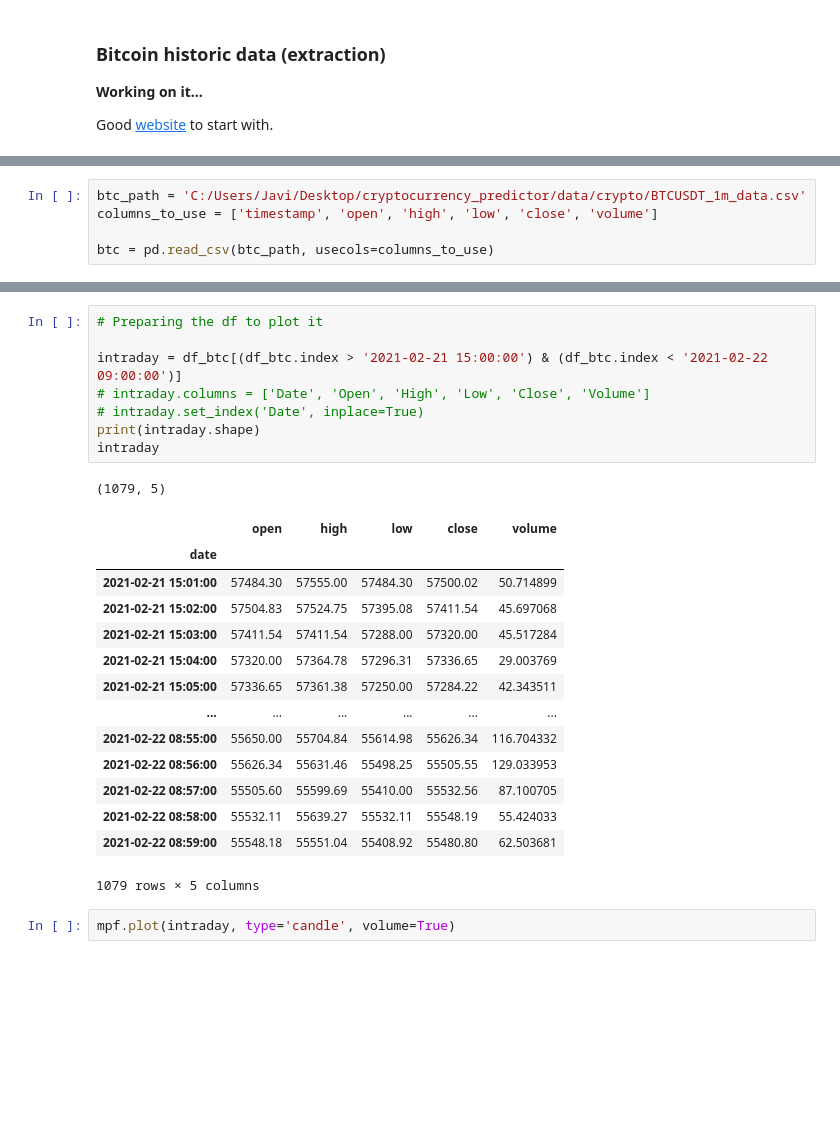
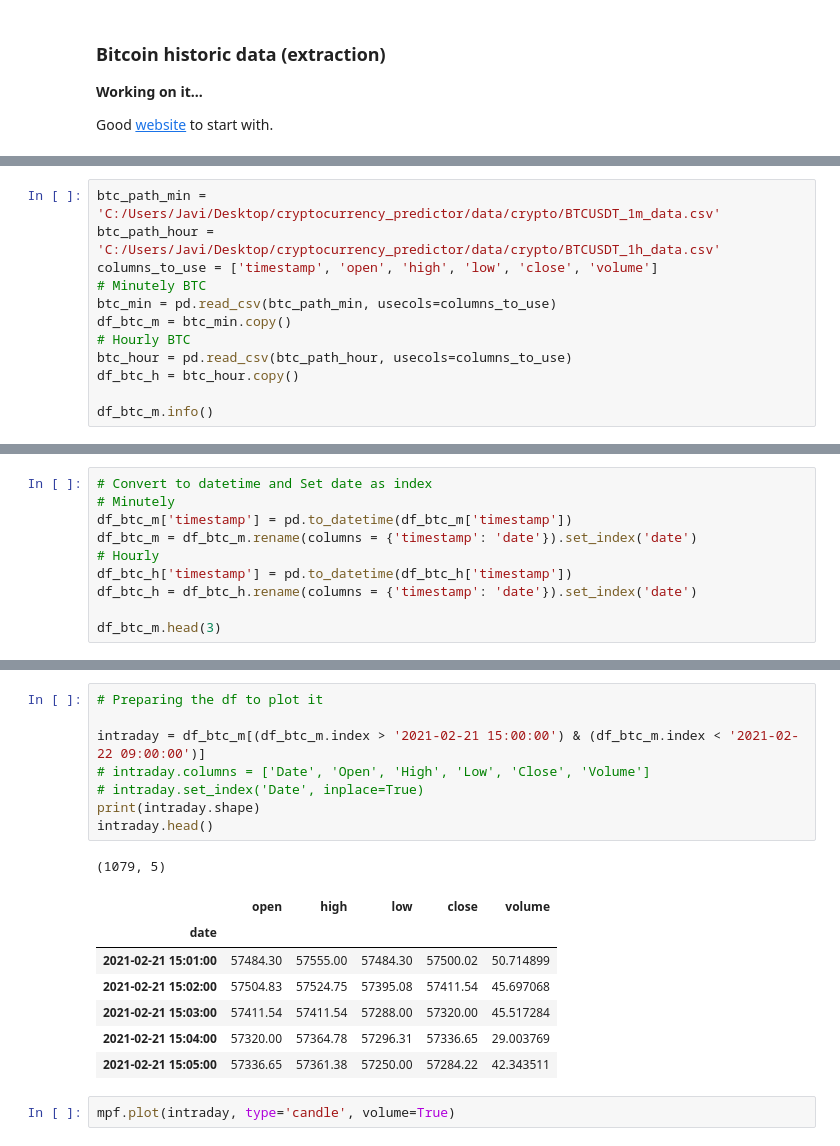
Before and after one commit to jlopezfernandez112/cryptocurrency_predictor, a Jupyter notebook: 4_crypto_analysis.ipynb, the cells around one changed output, grey strips where cells are left out. Drawn from its saved outputs; the diff is of its cells as text; blank space fills up the shorter version.

```diff
--- a/4_crypto_analysis.ipynb
+++ b/4_crypto_analysis.ipynb
@@ -19,5 +21,12 @@ Populating the interactive namespace from numpy and matplotlib
 # %%
-btc_path = 'C:/Users/Javi/Desktop/cryptocurrency_predictor/data/crypto/BTCUSDT_1m_data.csv'
+btc_path_min = 'C:/Users/Javi/Desktop/cryptocurrency_predictor/data/crypto/BTCUSDT_1m_data.csv'
+btc_path_hour = 'C:/Users/Javi/Desktop/cryptocurrency_predictor/data/crypto/BTCUSDT_1h_data.csv'
 columns_to_use = ['timestamp', 'open', 'high', 'low', 'close', 'volume']
+# Minutely BTC
+btc_min = pd.read_csv(btc_path_min, usecols=columns_to_use)
+df_btc_m = btc_min.copy()
+# Hourly BTC
+btc_hour = pd.read_csv(btc_path_hour, usecols=columns_to_use)
+df_btc_h = btc_hour.copy()
 
-btc = pd.read_csv(btc_path, usecols=columns_to_use)
+df_btc_m.info()
@@ -69,0 +47,10 @@ df_btc
+# %%
+# Convert to datetime and Set date as index
+# Minutely
+df_btc_m['timestamp'] = pd.to_datetime(df_btc_m['timestamp'])
+df_btc_m = df_btc_m.rename(columns = {'timestamp': 'date'}).set_index('date')
+# Hourly
+df_btc_h['timestamp'] = pd.to_datetime(df_btc_h['timestamp'])
+df_btc_h = df_btc_h.rename(columns = {'timestamp': 'date'}).set_index('date')
+
+df_btc_m.head(3)
@@ -84,27 +73,20 @@ df_btc[max_volume]
 # %%
 # Preparing the df to plot it
 
-intraday = df_btc[(df_btc.index > '2021-02-21 15:00:00') & (df_btc.index < '2021-02-22 09:00:00')]
+intraday = df_btc_m[(df_btc_m.index > '2021-02-21 15:00:00') & (df_btc_m.index < '2021-02-22 09:00:00')]
 # intraday.columns = ['Date', 'Open', 'High', 'Low', 'Close', 'Volume']
 # intraday.set_index('Date', inplace=True)
 print(intraday.shape)
-intraday
+intraday.head()
 # %% [output]
 (1079, 5)
 |  | open | high | low | close | volume |
 | date |  |  |  |  |  |
 | 2021-02-21 15:01:00 | 57484.30 | 57555.00 | 57484.30 | 57500.02 | 50.714899 |
 | 2021-02-21 15:02:00 | 57504.83 | 57524.75 | 57395.08 | 57411.54 | 45.697068 |
 | 2021-02-21 15:03:00 | 57411.54 | 57411.54 | 57288.00 | 57320.00 | 45.517284 |
 | 2021-02-21 15:04:00 | 57320.00 | 57364.78 | 57296.31 | 57336.65 | 29.003769 |
 | 2021-02-21 15:05:00 | 57336.65 | 57361.38 | 57250.00 | 57284.22 | 42.343511 |
-| ... | ... | ... | ... | ... | ... |
-| 2021-02-22 08:55:00 | 55650.00 | 55704.84 | 55614.98 | 55626.34 | 116.704332 |
-| 2021-02-22 08:56:00 | 55626.34 | 55631.46 | 55498.25 | 55505.55 | 129.033953 |
-| 2021-02-22 08:57:00 | 55505.60 | 55599.69 | 55410.00 | 55532.56 | 87.100705 |
-| 2021-02-22 08:58:00 | 55532.11 | 55639.27 | 55532.11 | 55548.19 | 55.424033 |
-| 2021-02-22 08:59:00 | 55548.18 | 55551.04 | 55408.92 | 55480.80 | 62.503681 |
-1079 rows × 5 columns
 # %%
 mpf.plot(intraday, type='candle', volume=True)
 # %% [output]
```
Also changed, not shown: parts of 74 cells of this notebook, 1 other file.
